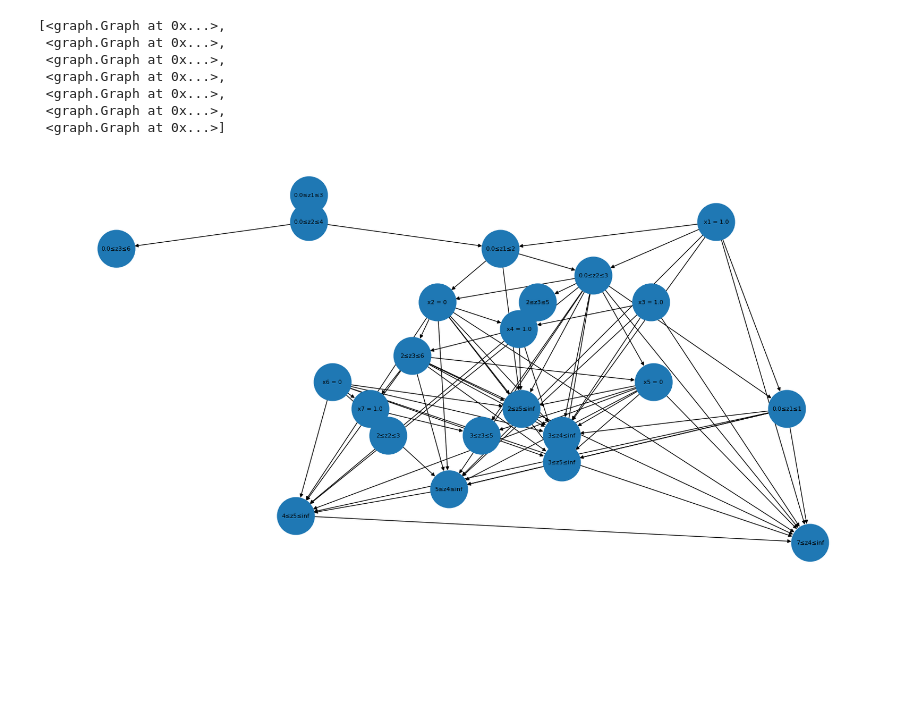
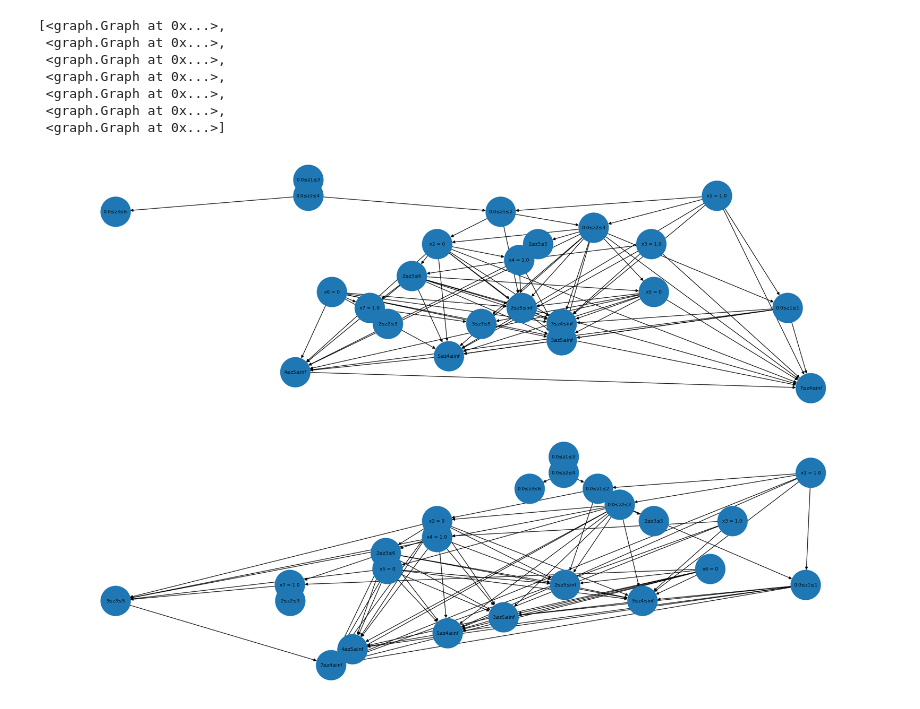
Before and after one commit to Dx-by-Dy/Conflict-analysis, a Jupyter notebook: draw_graph.ipynb, the cells around one changed output. Saved outputs shown, nothing was run; the diff lists cells and outputs as text; code cells hidden in the pictures; blank space fills up the shorter version.

```diff
--- a/draw_graph.ipynb
+++ b/draw_graph.ipynb
@@ -4,7 +4,7 @@ import matplotlib.pyplot as plt
 from solver import Solver
 # %%
 def node_label(node) -> str:
-    if node[1].is_conv():
+    if node[2].upper - node[2].lower <= 1e-9:
         return f"{node[1].name} = {node[2].upper}"
     else:
         return f"{node[2].lower}≤{node[1].name}≤{node[2].upper}"
@@ -54,20 +50,40 @@ graphes
 # %%
 nodes, edges = graphes[0].to_plot_info()
 
 G = nx.DiGraph()
 for edge in edges:
     #print(edge)
     G.add_edge(node_label(edge[0]), node_label(edge[1]))
 
 pos = nx.nx_agraph.graphviz_layout(G, prog="dot")
 
-plt.figure(3,figsize=(16,8))
+plt.figure(3,figsize=(20,6))
 nx.draw(G,
         pos,
         with_labels=True,
         font_size=8,
         node_size=2600,
         #node_color=[node_color(n, origins, drains) for n in nodes]
        )
 # %% [output]
-[figure, old version]
+[figure, new version]
+# %%
+nodes, edges = graphes[5].to_plot_info()
+
+G = nx.DiGraph()
+for edge in edges:
+    #print(edge)
+    G.add_edge(node_label(edge[0]), node_label(edge[1]))
+
+pos = nx.nx_agraph.graphviz_layout(G, prog="dot")
+
+plt.figure(3,figsize=(20,6))
+nx.draw(G,
+        pos,
+        with_labels=True,
+        font_size=8,
+        node_size=2600,
+        #node_color=[node_color(n, origins, drains) for n in nodes]
+       )
+# %% [output]
+[figure, added]
```
Also changed, not shown: parts of 1 cell of this notebook, 4 other files.
